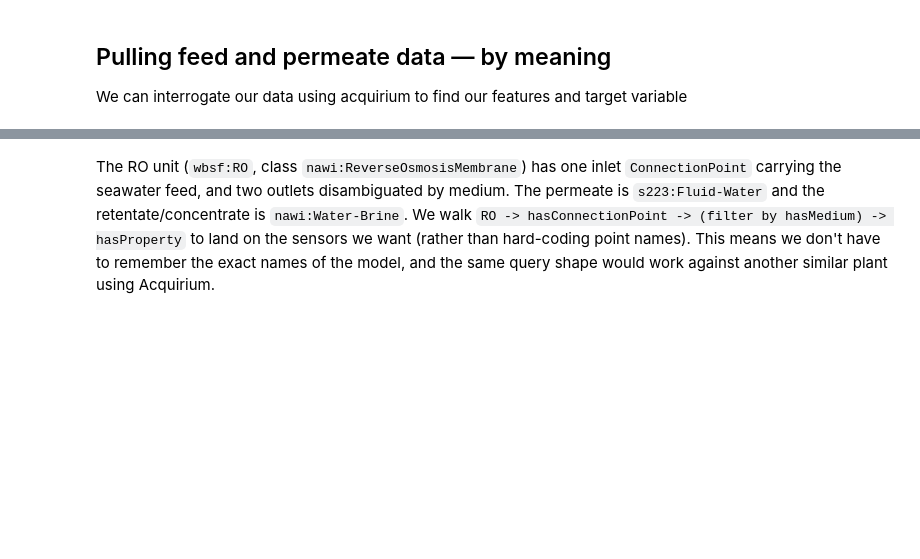
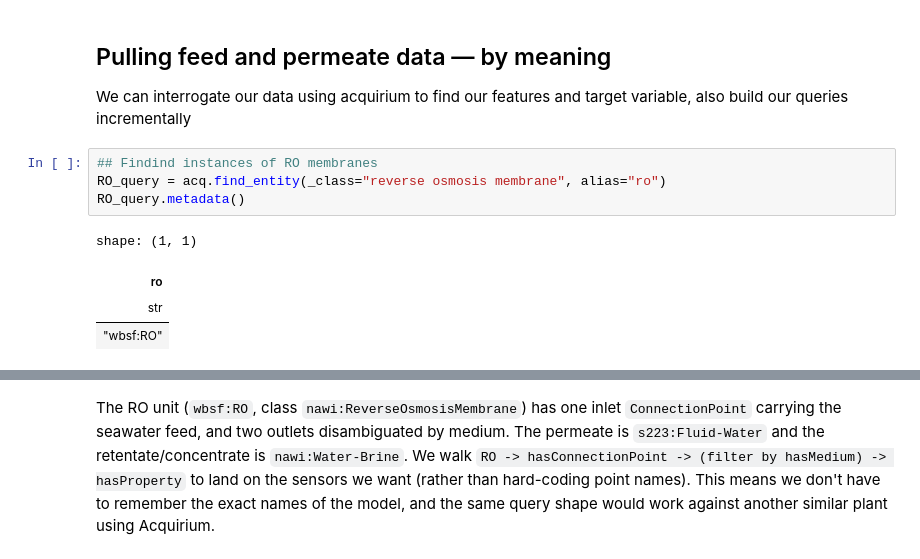
Before and after one commit to DataDrivenCPS/acquirium, a Jupyter notebook: notebooks/watertap/soft-sensor.ipynb, the cells around one changed output, grey strips where cells are left out. Cells and saved outputs as stored; diff of their text form; blank space fills up the shorter version.

```diff
--- a/notebooks/watertap/soft-sensor.ipynb
+++ b/notebooks/watertap/soft-sensor.ipynb
@@ -48,4 +56,13 @@ CRITICAL = "#d03b3b"
 # %% [markdown]
 ## Pulling feed and permeate data — by meaning
 
-We can interrogate our data using acquirium to find our features and target variable
+We can interrogate our data using acquirium to find our features and target variable, also build our queries incrementally
+# %%
+## Findind instances of RO membranes
+RO_query = acq.find_entity(_class="reverse osmosis membrane", alias="ro")
+RO_query.metadata()
+# %% [output]
+shape: (1, 1)
+| ro |
+| str |
+| "wbsf:RO" |
```
Also changed, not shown: parts of 7 cells of this notebook.
